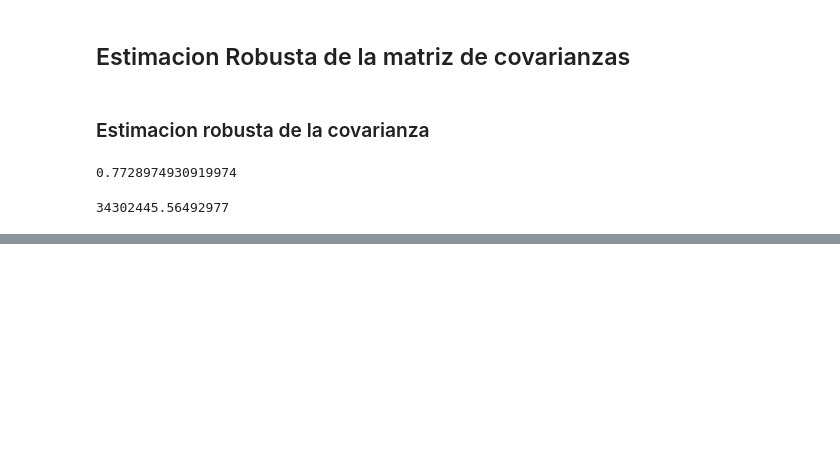
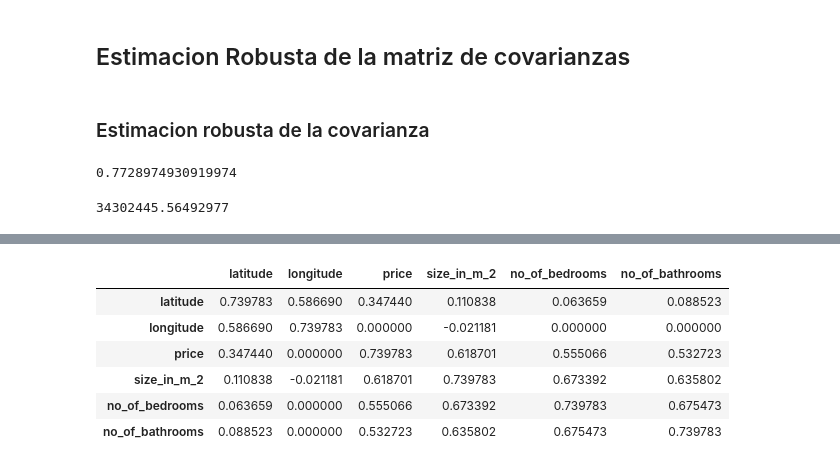
Before and after one commit to FabioScielzoOrtiz/Estadistica4all.github.io, a Jupyter notebook: Notebooks/Statistical Distances/Distancias Estadisticas (new).ipynb, the cells around one changed output, grey strips where cells are left out. Drawn from its saved outputs; the diff is of its cells as text; code cells hidden in the pictures; blank space fills up the shorter version.

```diff
--- a/Notebooks/Statistical Distances/Distancias Estadisticas (new).ipynb
+++ b/Notebooks/Statistical Distances/Distancias Estadisticas (new).ipynb
@@ -2273,0 +2373,38 @@ def robust_covariance_matrix(Data, Method, alpha):
+# %%
+def corr_matrix_z_transformation(corr_matrix) :
+
+    def z(x) :  return np.arctanh(x)
+
+    def z_inv(x) :  return np.tanh(x) # la arctanh es la inversa de tanh, por tanto, la inversa de arctanh es tanh
+
+
+    # Suponenmos que corr_matrix es un pandas data-frame
+
+    def h(i,j, corr_matrix) :
+
+        epsilon = 0.05
+
+        R = corr_matrix.to_numpy()
+
+        if np.abs(R[i,j]) <= z(epsilon) :  result = 0
+
+        elif R[i,j] < - z(epsilon) : result = z_inv( R[i,j] + epsilon )
+
+        elif R[i,j] > z(epsilon) : result = z_inv( R[i,j] - epsilon )
+
+        return result
+
+
+    p = corr_matrix.shape[0]
+
+    M =  np.empty((p , p))
+
+    for i in range(0,p) :
+
+        for j in range(0,p) :
+
+            M[i,j] = h(i,j, corr_matrix)
+
+    M = pd.DataFrame(M, columns=corr_matrix.columns, index=corr_matrix.columns)
+
+    return M
@@ -2273,0 +2423,11 @@ def robust_covariance_matrix(Data, Method, alpha):
+# %%
+robust_corr_matrix_transformed  =  corr_matrix_z_transformation(corr_matrix=robust_corr_matrix)
+robust_corr_matrix_transformed
+# %% [output]
+|  | latitude | longitude | price | size_in_m_2 | no_of_bedrooms | no_of_bathrooms |
+| latitude | 0.739783 | 0.586690 | 0.347440 | 0.110838 | 0.063659 | 0.088523 |
+| longitude | 0.586690 | 0.739783 | 0.000000 | -0.021181 | 0.000000 | 0.000000 |
+| price | 0.347440 | 0.000000 | 0.739783 | 0.618701 | 0.555066 | 0.532723 |
+| size_in_m_2 | 0.110838 | -0.021181 | 0.618701 | 0.739783 | 0.673392 | 0.635802 |
+| no_of_bedrooms | 0.063659 | 0.000000 | 0.555066 | 0.673392 | 0.739783 | 0.675473 |
+| no_of_bathrooms | 0.088523 | 0.000000 | 0.532723 | 0.635802 | 0.675473 | 0.739783 |
```
Also changed, not shown: parts of 21 cells of this notebook.
